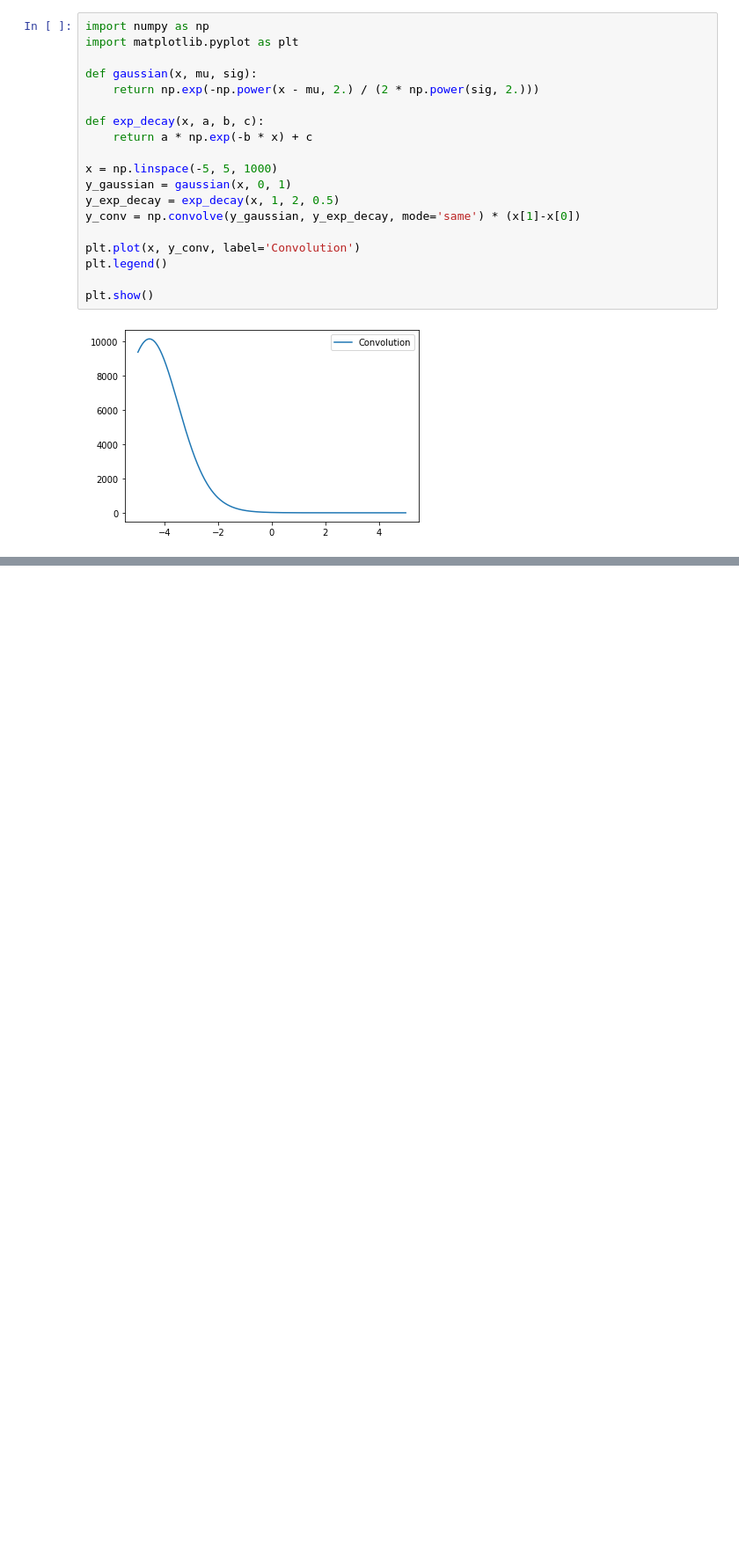
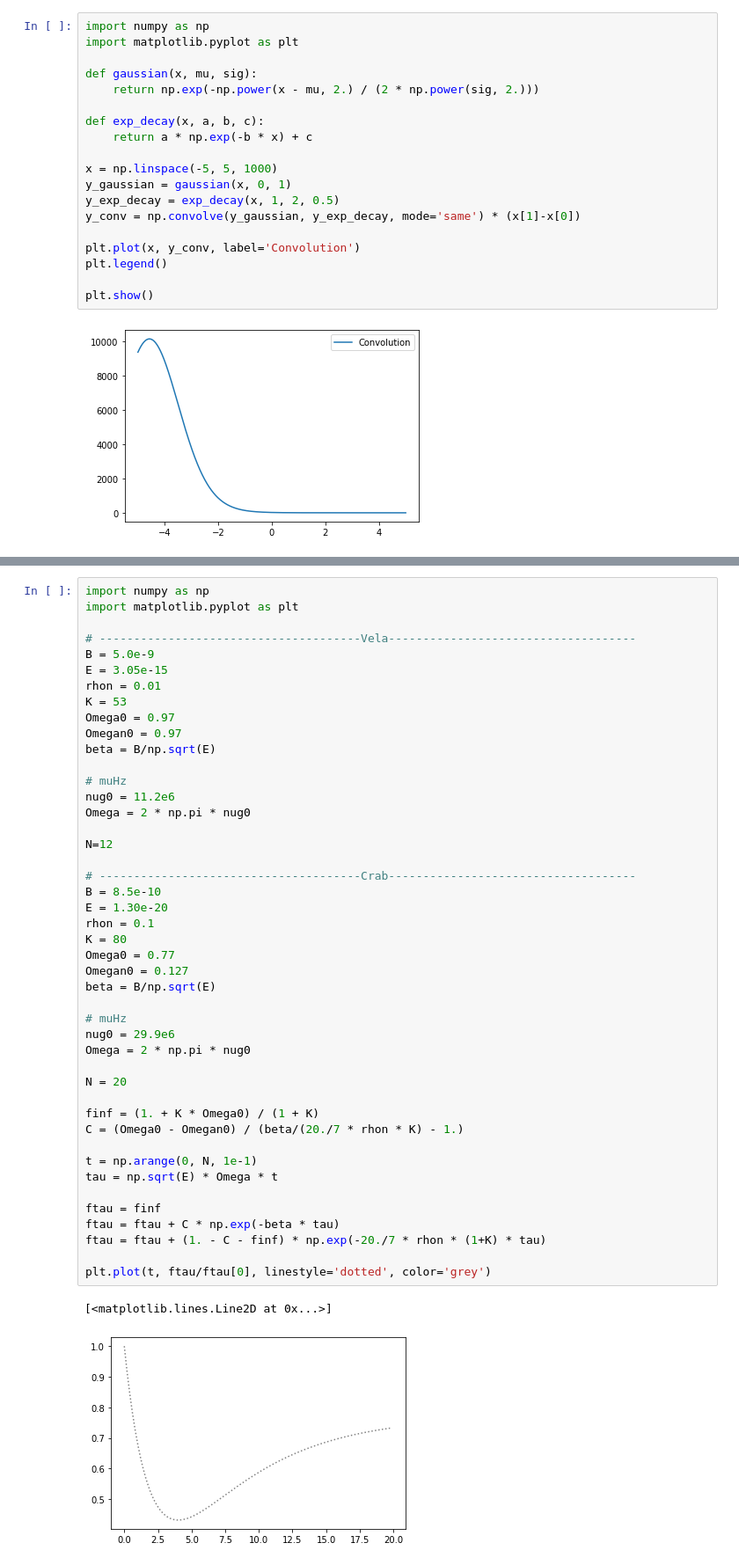
Before and after one commit to phy-zhaoqing/glitch, a Jupyter notebook: conv.ipynb, the cells around one changed output, grey strips where cells are left out. Shown at 88% size. Saved outputs shown, nothing was run; the diff lists cells and outputs as text; blank space fills up the shorter version.

```diff
--- a/conv.ipynb
+++ b/conv.ipynb
@@ -21,0 +268,48 @@ plt.show()
+# %%
+import numpy as np
+import matplotlib.pyplot as plt
+
+# --------------------------------------Vela------------------------------------
+B = 5.0e-9
+E = 3.05e-15
+rhon = 0.01
+K = 53
+Omega0 = 0.97
+Omegan0 = 0.97
+beta = B/np.sqrt(E)
+
+# muHz
+nug0 = 11.2e6
+Omega = 2 * np.pi * nug0
+
+N=12
+
+# --------------------------------------Crab------------------------------------
+B = 8.5e-10
+E = 1.30e-20
+rhon = 0.1
+K = 80
+Omega0 = 0.77
+Omegan0 = 0.127
+beta = B/np.sqrt(E)
+
+# muHz
+nug0 = 29.9e6
+Omega = 2 * np.pi * nug0
+
+N = 20
+
+finf = (1. + K * Omega0) / (1 + K)
+C = (Omega0 - Omegan0) / (beta/(20./7 * rhon * K) - 1.)
+
+t = np.arange(0, N, 1e-1)
+tau = np.sqrt(E) * Omega * t
+
+ftau = finf
+ftau = ftau + C * np.exp(-beta * tau)
+ftau = ftau + (1. - C - finf) * np.exp(-20./7 * rhon * (1+K) * tau)
+
+plt.plot(t, ftau/ftau[0], linestyle='dotted', color='grey')
+# %% [output]
+[<matplotlib.lines.Line2D at 0x...>]
+[figure, added]
```
Also changed, not shown: parts of 3 cells of this notebook.
